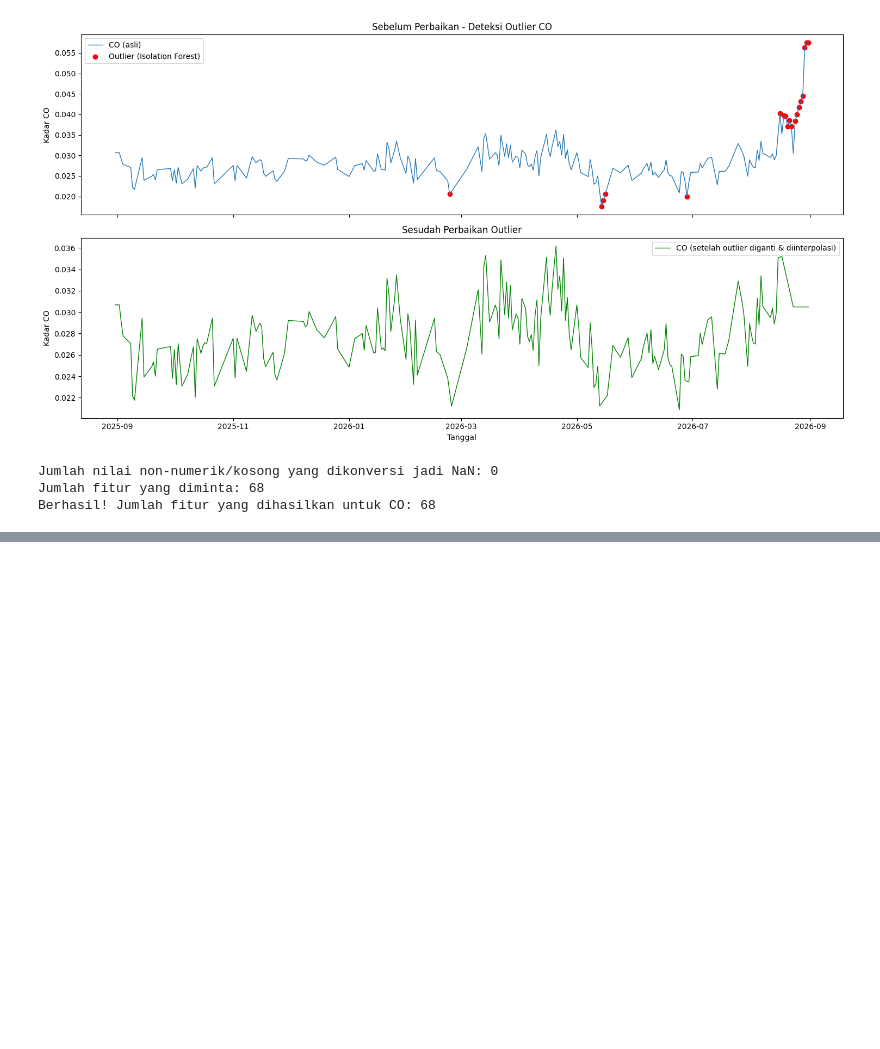
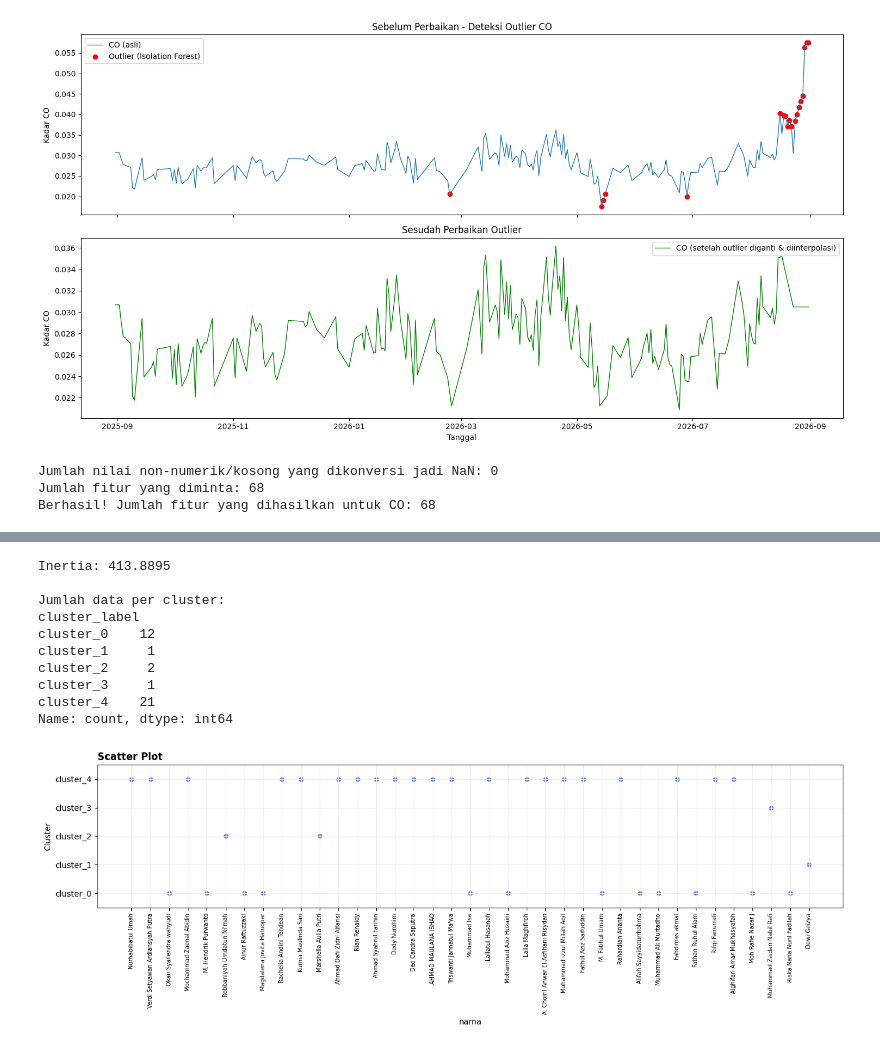
Before and after one commit to AinurRaftuzzaki/PSD, a Jupyter notebook: Crawling.ipynb, the cells around one changed output, grey strips where cells are left out. Cells and saved outputs as stored; diff of their text form; code cells hidden in the pictures; blank space fills up the shorter version.

```diff
--- a/Crawling.ipynb
+++ b/Crawling.ipynb
@@ -1031,0 +1102,72 @@ Berhasil! Jumlah fitur yang dihasilkan untuk CO: 68
+# %%
+import pandas as pd
+import matplotlib.pyplot as plt
+from sklearn.cluster import KMeans
+from sklearn.preprocessing import StandardScaler
+
+
+CSV_PATH = "ekstraksi_fitur_co.csv"
+KOLOM_NAMA = "nama"
+KOLOM_FITUR = """abs_energy auc autocorr average_power calc_centroid calc_max calc_mean
+calc_median calc_min calc_std calc_var dfa distance ecdf ecdf_percentile ecdf_percentile_count
+ecdf_slope entropy fundamental_frequency higuchi_fractal_dimension hist_mode human_range_energy
+hurst_exponent interq_range kurtosis lempel_ziv lpcc max_frequency max_power_spectrum
+maximum_fractal_length mean_abs_deviation mean_abs_diff mean_diff median_abs_deviation
+median_abs_diff median_diff median_frequency mfcc mse negative_turning neighbourhood_peaks
+petrosian_fractal_dimension pk_pk_distance positive_turning power_bandwidth rms skewness slope
+spectral_centroid spectral_decrease spectral_distance spectral_entropy spectral_kurtosis
+spectral_positive_turning spectral_roll_off spectral_roll_on spectral_skewness spectral_slope
+spectral_spread spectral_variation spectrogram_mean_coeff sum_abs_diff wavelet_abs_mean
+wavelet_energy wavelet_entropy wavelet_std wavelet_var zero_cross""".split()
+
+K = 5
+GUNAKAN_SCALING = True
+
+# 1. Baca data
+df = pd.read_csv(CSV_PATH)
+data = df.dropna(subset=KOLOM_FITUR).copy()
+
+# 2. Standarisasi
+if GUNAKAN_SCALING:
+    X = StandardScaler().fit_transform(data[KOLOM_FITUR])
+else:
+    X = data[KOLOM_FITUR].values
+
+# 3. K-Means
+kmeans = KMeans(n_clusters=K, random_state=42, n_init=10)
+data["cluster"] = kmeans.fit_predict(X)
+data["cluster_label"] = "cluster_" + data["cluster"].astype(str)
+
+# 4. Hasil
+print(f"Inertia: {kmeans.inertia_:.4f}")
+print("\nJumlah data per cluster:")
+print(data["cluster_label"].value_counts().sort_index())
+x
+# 5. Scatter plot: nama (sumbu X) vs cluster (sumbu Y)
+label_cluster = [f"cluster_{i}" for i in range(K)]
+y = data["cluster"]
+x = range(len(data))
+
+plt.figure(figsize=(14, 5))
+plt.scatter(x, y, s=25, color="#6b8bd6")
+plt.xticks(x, data[KOLOM_NAMA], rotation=90, fontsize=7)
+plt.yticks(range(K), label_cluster)
+plt.ylim(-0.5, K - 0.5)
+plt.title("Scatter Plot", loc="left", fontweight="bold")
+plt.xlabel("nama")
+plt.ylabel("Cluster")
+plt.grid(True, color="#eeeeee")
+plt.tight_layout()
+plt.show()
+# %% [output]
+Inertia: 413.8895
+
+Jumlah data per cluster:
+cluster_label
+cluster_0    12
+cluster_1     1
+cluster_2     2
+cluster_3     1
+cluster_4    21
+Name: count, dtype: int64
+[figure, added]
```
Also changed, not shown: parts of 3 cells of this notebook, 46 other files.
